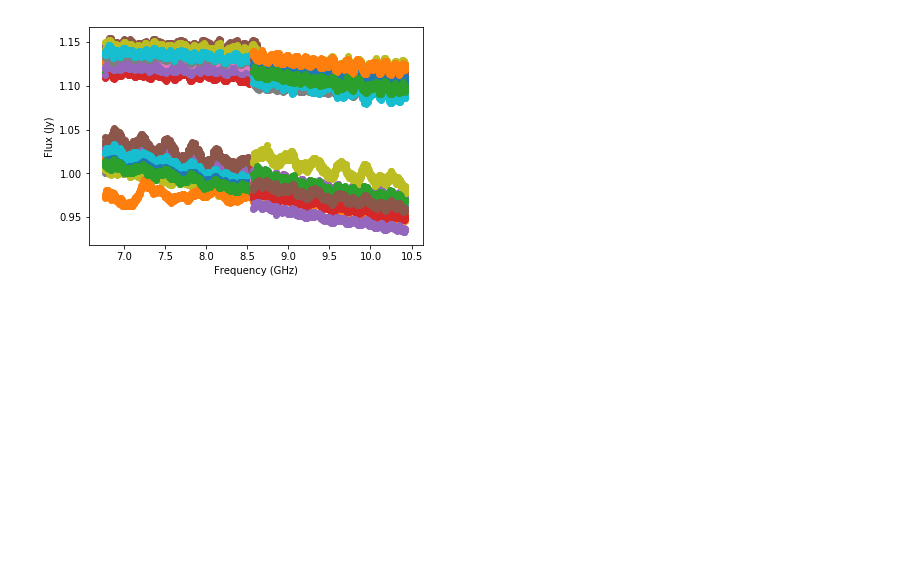
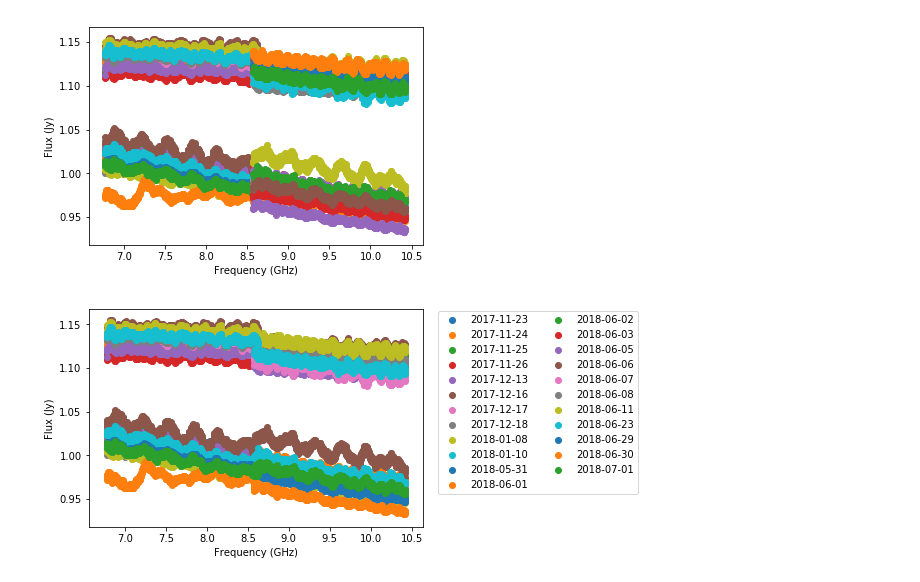
Before and after one commit to tjgalvin/C3171_Reduction, a Jupyter notebook: Notebooks/Secondary_uvfmeas_Inspection.ipynb, the cells around one changed output. Saved outputs shown, nothing was run; the diff lists cells and outputs as text; code cells hidden in the pictures; blank space fills up the shorter version.

Commit message:
Updated figure slightly

```diff
--- a/Notebooks/Secondary_uvfmeas_Inspection.ipynb
+++ b/Notebooks/Secondary_uvfmeas_Inspection.ipynb
@@ -61,3 +61,20 @@ ax.set(xlabel='Frequency (GHz)', ylabel='Flux (Jy)')
 fig.show()
 # %% [output]
 [figure]
+# %%
+fig, ax = plt.subplots(1,1)
+
+for index, _ in df_7.groupby('date'):
+    mask1 = df_7['date'] == index
+    mask2 = df_9['date'] == index
+
+    ax.scatter(pd.concat([df_7.loc[mask1, 'nu'], df_9.loc[mask2, 'nu']]),
+               pd.concat([df_7.loc[mask1, 's_nu'], df_9.loc[mask2, 's_nu']]),
+              label=index)
+
+ax.set(xlabel='Frequency (GHz)', ylabel='Flux (Jy)')
+
+fig.legend(ncol=2,bbox_to_anchor=(1.4, 0.9))
+fig.show()
+# %% [output]
+[figure, added]
```
